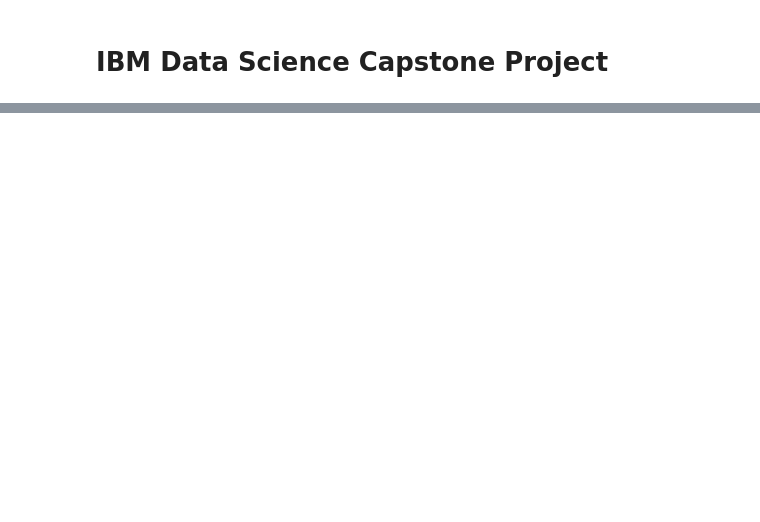
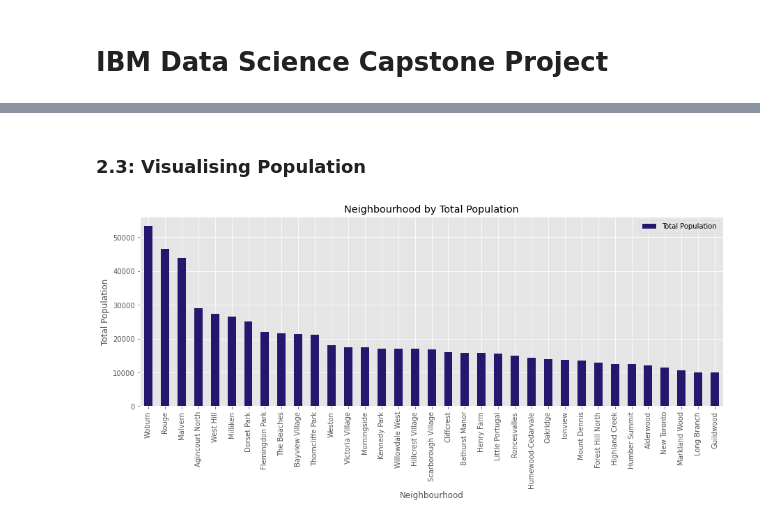
Before and after one commit to thatjosh/IBM-Data-Science-Capstone-Project, a Jupyter notebook: Week 4.ipynb, the cells around one changed output, grey strips where cells are left out. Saved outputs shown, nothing was run; the diff lists cells and outputs as text; code cells hidden in the pictures; blank space fills up the shorter version.

```diff
--- a/Week 4.ipynb
+++ b/Week 4.ipynb
@@ -36,0 +345,19 @@
+# %% [markdown]
+### 2.3: Visualising Population
+# %%
+# define df
+df_pop = final_loc_stats_2[['Neighbourhood', 'Total Population']].set_index('Neighbourhood')
+
+# sort by descending order
+df_pop.sort_values(by='Total Population', ascending=False, inplace=True)
+
+# plot
+mpl.style.use('ggplot')
+df_pop.plot(kind='bar', figsize=(15,5), color='#25176e')
+plt.title('Neighbourhood by Total Population')
+plt.xlabel('Neighbourhood')
+plt.ylabel('Total Population')
+
+plt.show()
+# %% [output]
+[figure, added]
```
Also changed, not shown: parts of 54 cells of this notebook.
